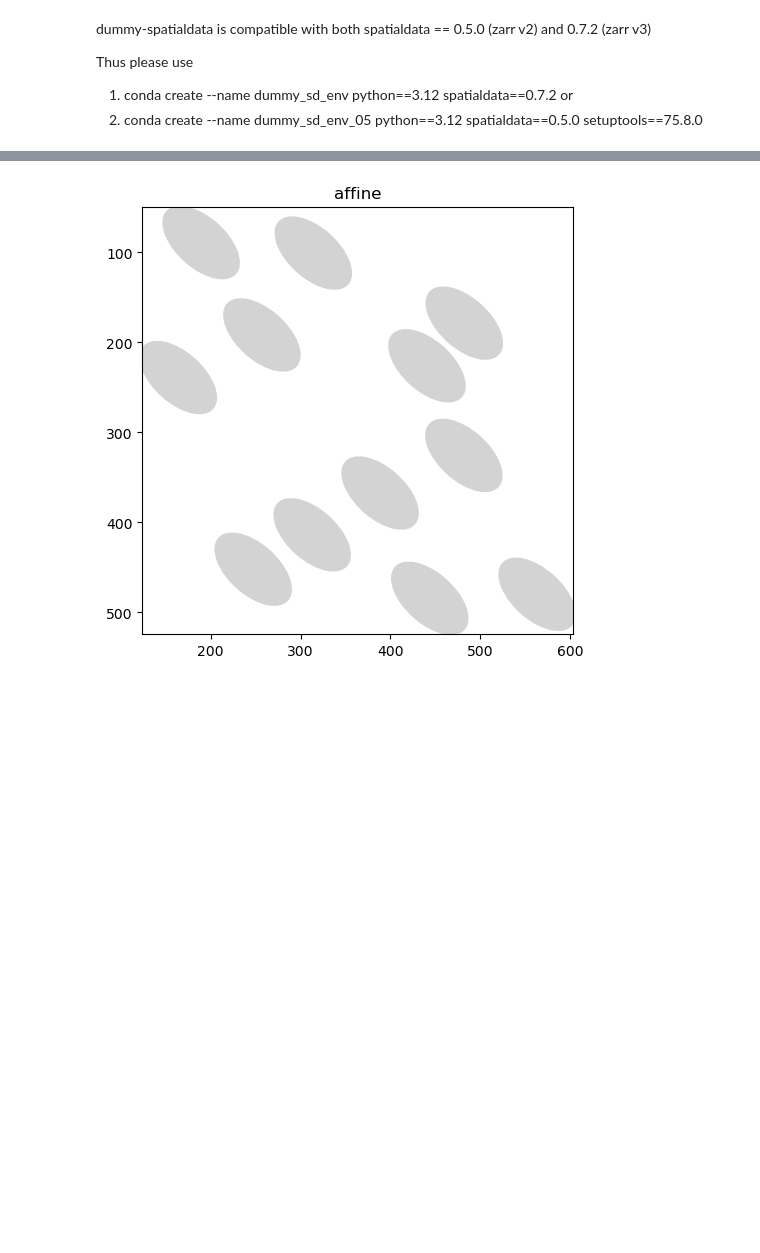
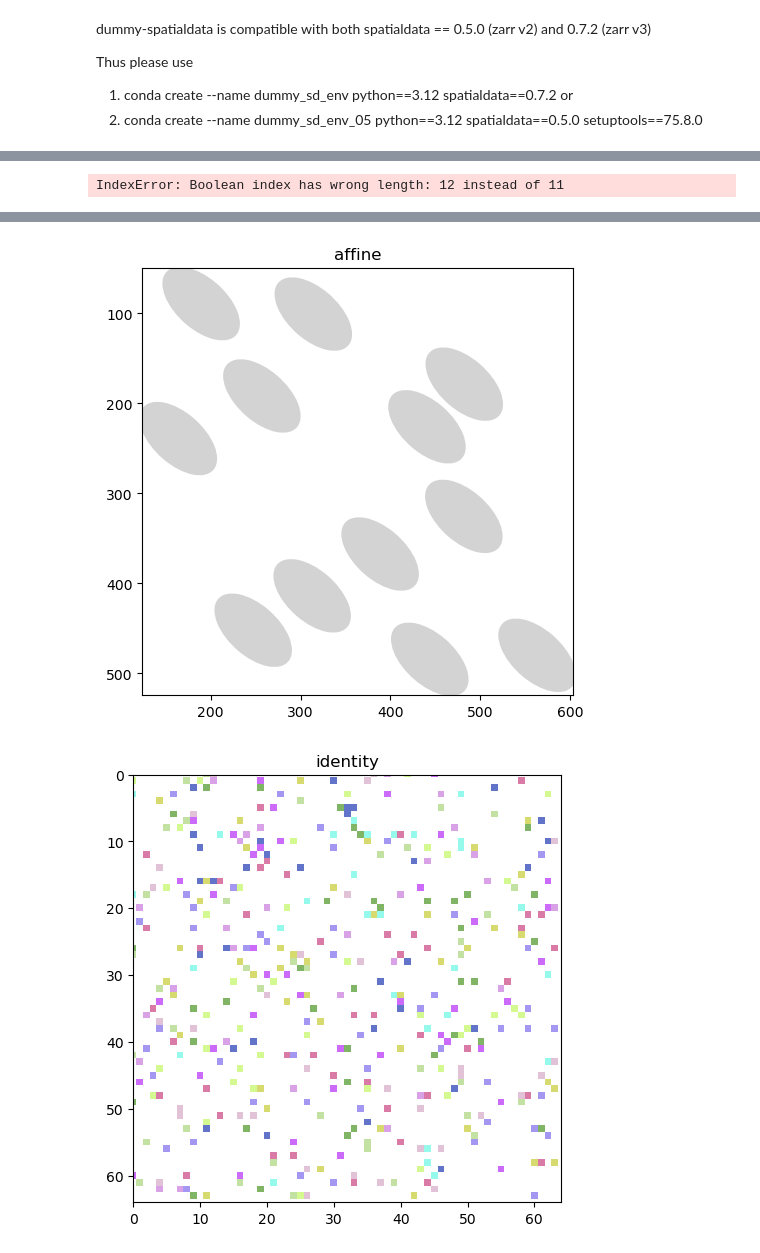
Before and after one commit to BIMSBbioinfo/dummy-spatialdata, a Jupyter notebook: docs/notebooks/generate_examples.ipynb, the cells around one changed output, grey strips where cells are left out. Cells and saved outputs as stored; diff of their text form; code cells hidden in the pictures; blank space fills up the shorter version.

```diff
--- a/docs/notebooks/generate_examples.ipynb
+++ b/docs/notebooks/generate_examples.ipynb
@@ -74,26 +90,35 @@ SpatialData object
 # %%
 sdata.pl.render_shapes("shape_0", table_name = "table_0").pl.show(coordinate_systems = "identity")
 sdata.pl.render_shapes("shape_1", table_name = "table_1").pl.show(coordinate_systems = "scale")
 sdata.pl.render_shapes("shape_0", table_name = "table_0").pl.show(coordinate_systems = "mapAxis")
 sdata.pl.render_shapes("shape_1", table_name = "table_1").pl.show(coordinate_systems = "translation")
 sdata.pl.render_shapes("shape_0", table_name = "table_0").pl.show(coordinate_systems = "rotation")
 sdata.pl.render_shapes("shape_1", table_name = "table_1").pl.show(coordinate_systems = "affine")
+
+sdata.pl.render_labels("label_0", table_name = "table_2").pl.show(coordinate_systems = "identity")
+sdata.pl.render_labels("label_1", table_name = "table_3").pl.show(coordinate_systems = "scale")
+sdata.pl.render_labels("label_0", table_name = "table_2").pl.show(coordinate_systems = "mapAxis")
+sdata.pl.render_labels("label_1", table_name = "table_3").pl.show(coordinate_systems = "translation")
+sdata.pl.render_labels("label_0", table_name = "table_2").pl.show(coordinate_systems = "rotation")
+sdata.pl.render_labels("label_1", table_name = "table_3", color='region').pl.show(coordinate_systems = "affine")
 # %% [output]
 matrix=[[0.3 0.  0. ]
  [0.  1.3 0. ]
  [0.  0.  1. ]]
 eigenvalues=[0.3 1.3]
 scale_factor=0.8
   new_radii = scale_radii(radii=old_radii, affine=affine, axes=axes)
 matrix=[[0.5 0.2 0. ]
  [0.1 0.5 0. ]
  [0.  0.  1. ]]
 eigenvalues=[0.64142136 0.35857864]
 scale_factor=0.5
   new_radii = scale_radii(radii=old_radii, affine=affine, axes=axes)
+IndexError: Boolean index has wrong length: 12 instead of 11
 [figure]
 [figure]
 [figure]
 [figure]
 [figure]
 [figure]
+[figure, added]
```
Also changed, not shown: parts of 6 cells of this notebook, 3 other files.
